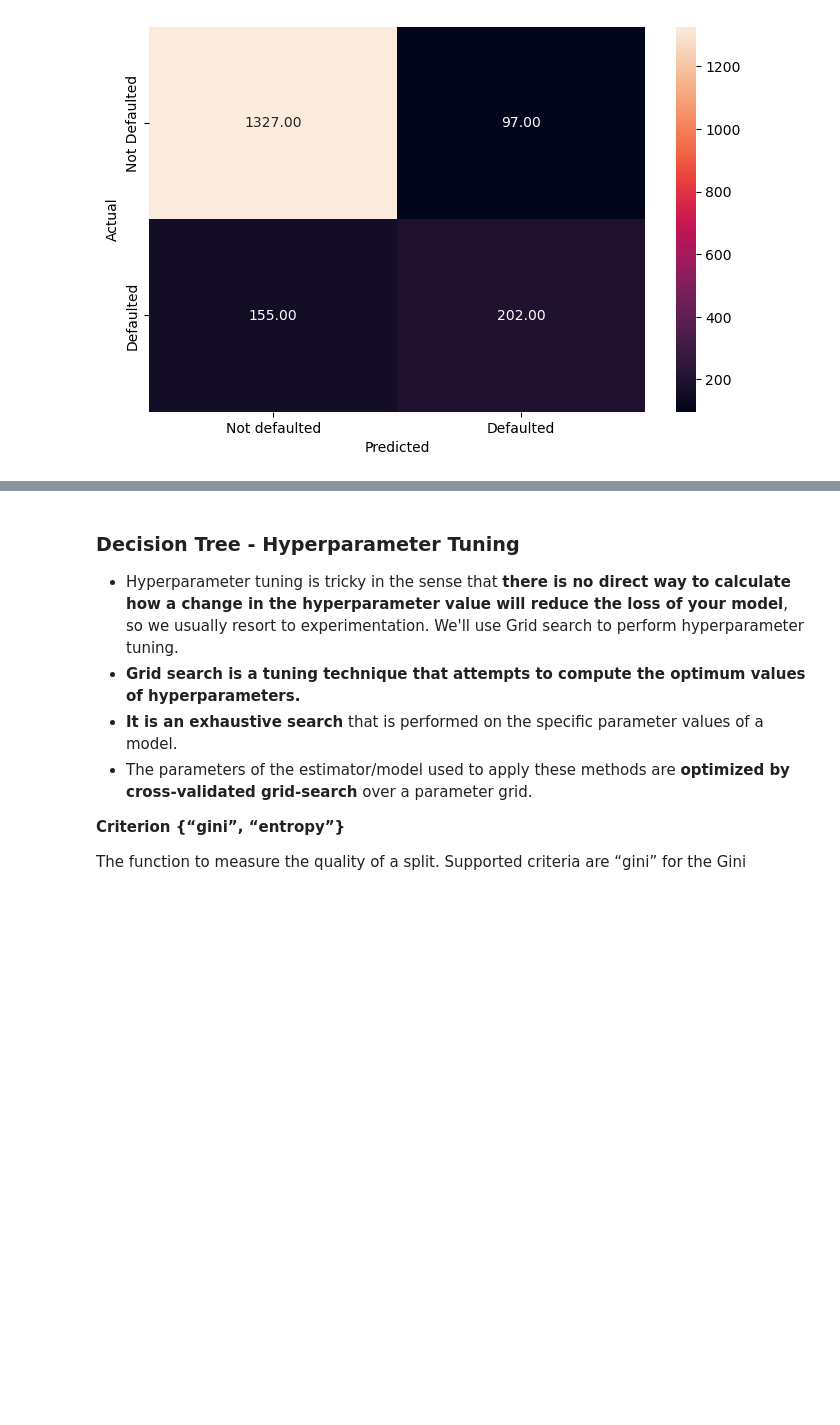
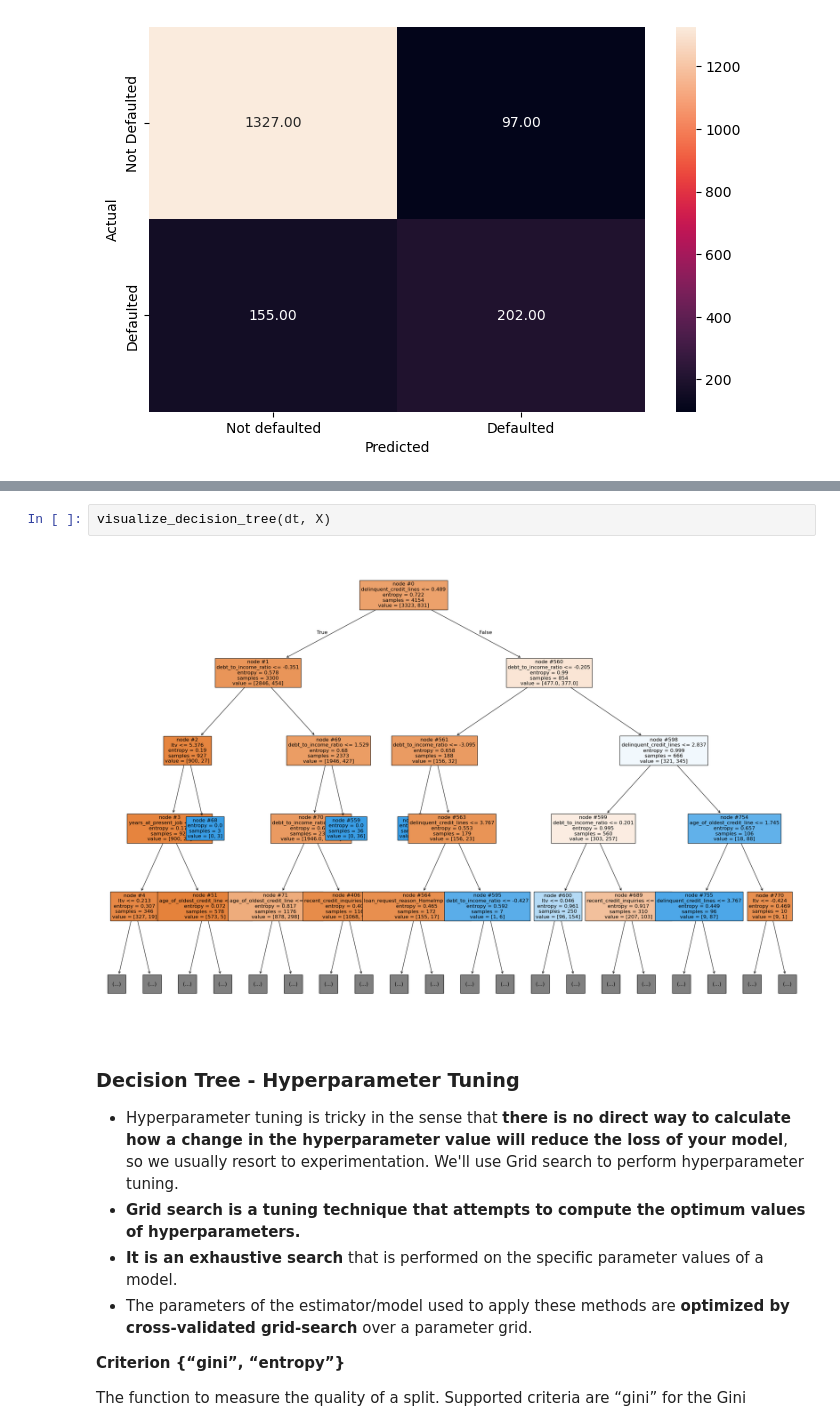
Before and after one commit to vmagar1729/analytiqbit, a Jupyter notebook: notebooks/Capstone_Project_Reference_Notebook_Loan_Default_Prediction_Full_Code.ipynb, the cells around one changed output, grey strips where cells are left out. Cells and saved outputs as stored; diff of their text form; blank space fills up the shorter version.

```diff
--- a/notebooks/Capstone_Project_Reference_Notebook_Loan_Default_Prediction_Full_Code.ipynb
+++ b/notebooks/Capstone_Project_Reference_Notebook_Loan_Default_Prediction_Full_Code.ipynb
@@ -1881,3 +1923,7 @@ weighted avg       0.85      0.86      0.85      1781
+# %%
+visualize_decision_tree(dt, X)
+# %% [output]
+[figure, added]
 # %% [markdown]
 ### **Decision Tree - Hyperparameter Tuning**
 
```
Also changed, not shown: parts of 10 cells of this notebook.
